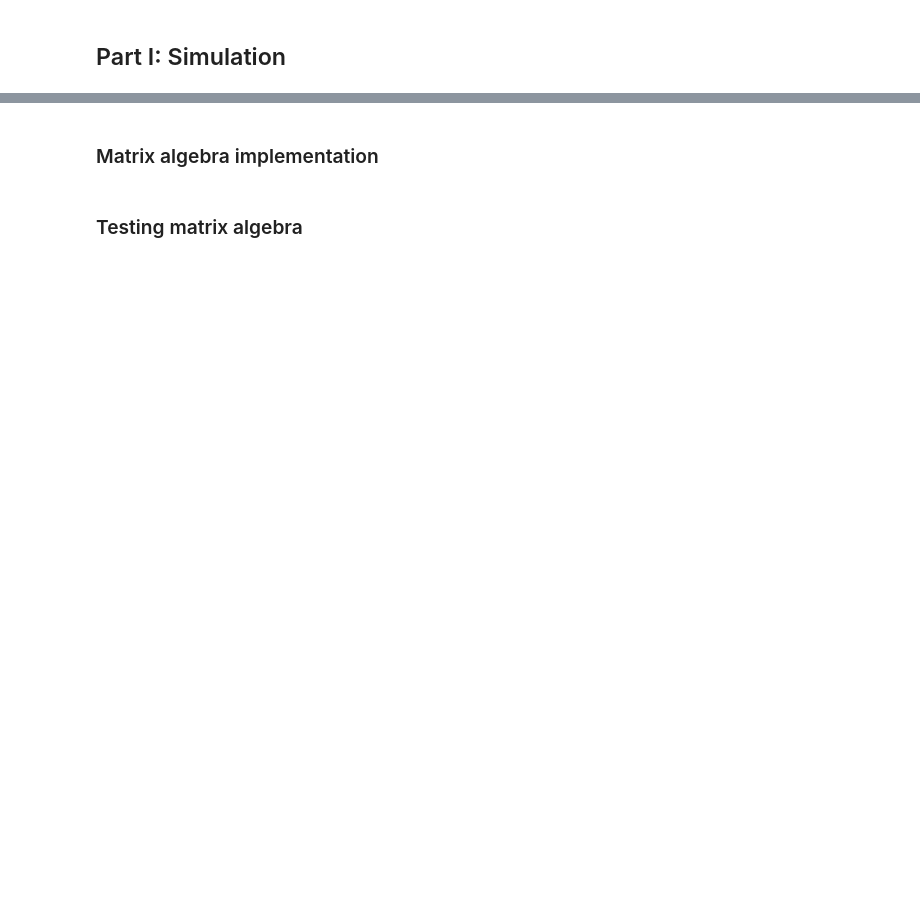
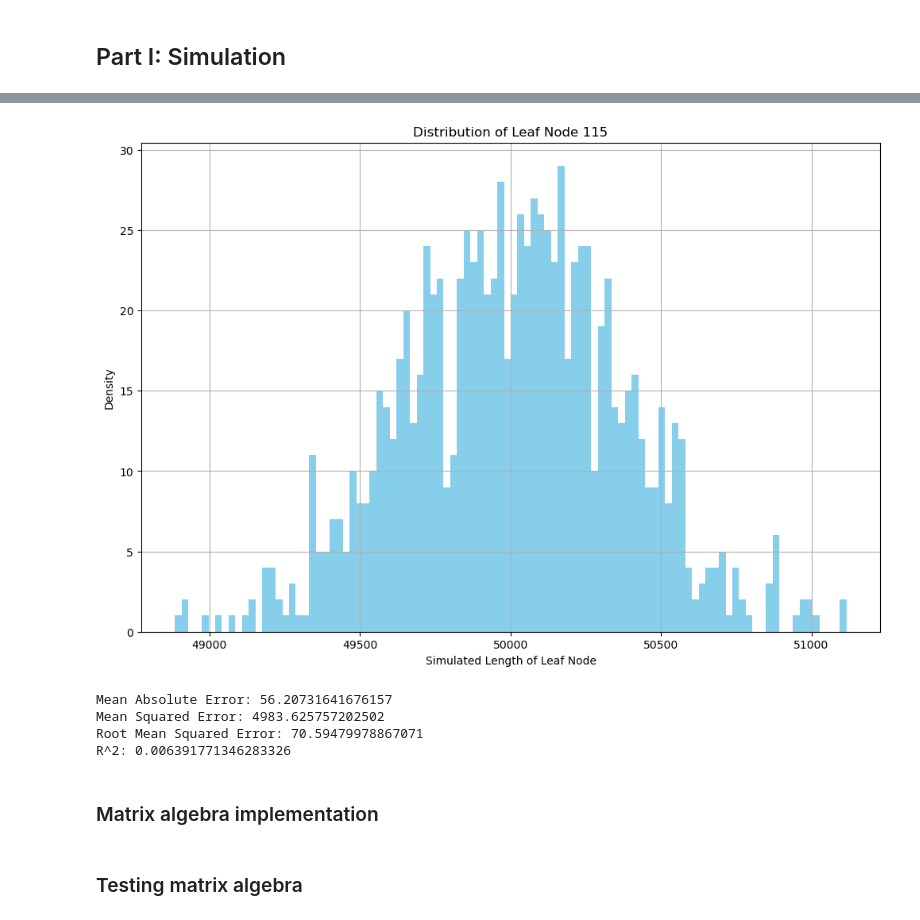
Before and after one commit to nygaardlarsen/ModCompExam, a Jupyter notebook: correct_J_h_implementation.ipynb, the cells around one changed output, grey strips where cells are left out. Saved outputs shown, nothing was run; the diff lists cells and outputs as text; code cells hidden in the pictures; blank space fills up the shorter version.

```diff
--- a/correct_J_h_implementation.ipynb
+++ b/correct_J_h_implementation.ipynb
@@ -84,3 +106,56 @@ print(y[10])
+# %%
+def plot_leaf_distribution(X, leaf_index):
+    leaf_data = X[:, leaf_index]  # Extract the column for this leaf
+
+    # Plot histogram
+    plt.figure(figsize=(12, 8))
+    plt.hist(leaf_data, bins=100, color='skyblue')
+
+    # Add labels
+    plt.xlabel("Simulated Length of Leaf Node")
+    plt.ylabel("Density")
+    plt.grid(True)
+    plt.title(f"Distribution of Leaf Node {leaf_index}")
+    plt.show()
+
+
+randomInt = np.random.randint(0, X.shape[1])
+plot_leaf_distribution(X, randomInt)
+# %% [output]
+[figure, added]
+# %%
+def linreg(samples, G):
+    X,y = simulate_data_for_learning(G, samples, alpha = 0.5, beta = 1, sigma_sq = 2500, alpha_0 = 50000, sigma_0_sq = 5000, root = 407, learn_params=False)
+
+    model = LinearRegression()
+
+    X_train, X_test, y_train, y_test = train_test_split(X, y, test_size = 0.2)
+    model.fit(X_train, y_train)
+
+    slope = model.coef_
+    intercept = model.intercept_
+
+    y_pred = model.predict(X_test)
+
+    mae = mean_absolute_error(y_test, y_pred)
+    mse = mean_squared_error(y_test, y_pred)
+    rmse = np.sqrt(mse)
+    r2 = r2_score(y_test, y_pred)
+
+    print(f"Mean Absolute Error: {mae}")
+    print(f"Mean Squared Error: {mse}")
+    print(f"Root Mean Squared Error: {rmse}")
+    print(f"R^2: {r2}")
+
+    return slope, intercept, y_pred, y_test
+
+
+slope, intercept, y_pred, y_test = linreg(1000, G)
+# %% [output]
+Mean Absolute Error: 56.20731641676157
+Mean Squared Error: 4983.625757202502
+Root Mean Squared Error: 70.59479978867071
+R^2: 0.006391771346283326
 # %%
 def compute_gamma(G):
     gamma = np.eye(len(G.nodes)) # Initialize gamma as an identity matrix
```
Also changed, not shown: parts of 13 cells of this notebook, 2 other files.
